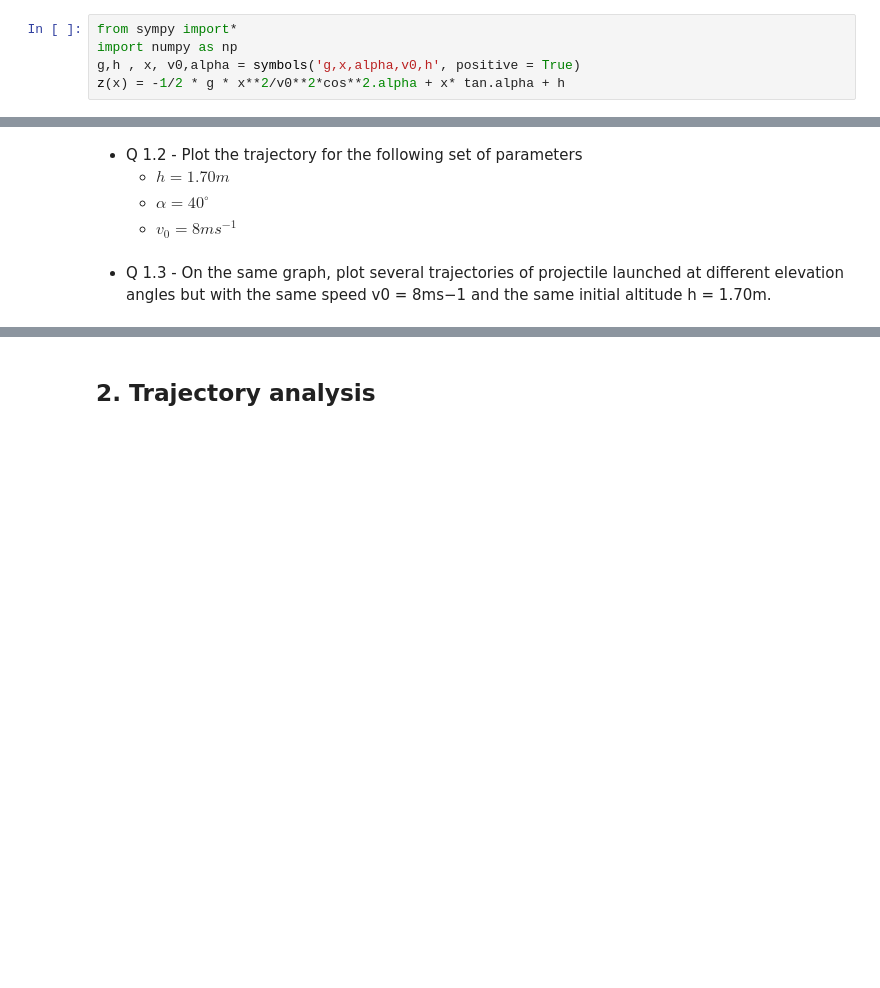
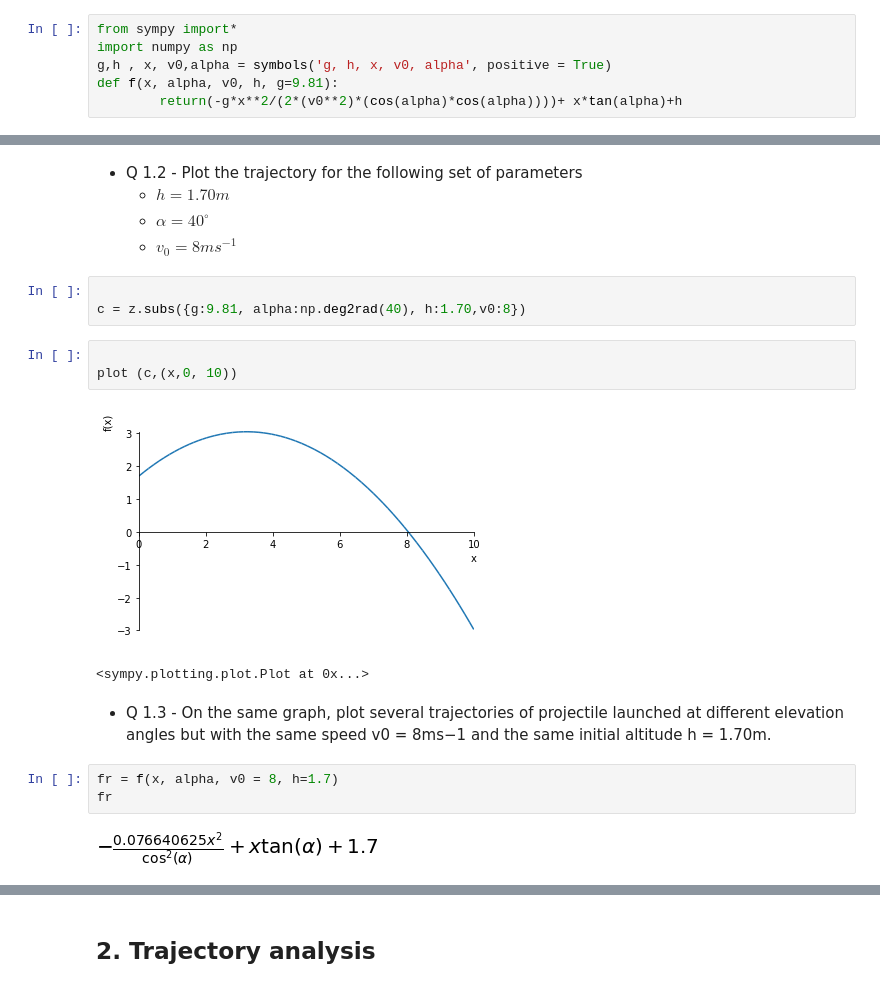
Before and after one commit to ebenezer11/CAD1-sympy, a Jupyter notebook: lab3.ipynb, the cells around one changed output, grey strips where cells are left out. Drawn from its saved outputs; the diff is of its cells as text; blank space fills up the shorter version.

```diff
--- a/lab3.ipynb
+++ b/lab3.ipynb
@@ -24,5 +24,6 @@ where $g$ is the acceleration of gravity (9.81 $ms^{−2}$ ), $v_{0}$ is the ini
 # %%
 from sympy import*
 import numpy as np
-g,h , x, v0,alpha = symbols('g,x,alpha,v0,h', positive = True)
-z(x) = -1/2 * g * x**2/v0**2*cos**2.alpha + x* tan.alpha + h
+g,h , x, v0,alpha = symbols('g, h, x, v0, alpha', positive = True)
+def f(x, alpha, v0, h, g=9.81):
+        return(-g*x**2/(2*(v0**2)*(cos(alpha)*cos(alpha))))+ x*tan(alpha)+h
@@ -34,5 +33,19 @@ SyntaxError: invalid syntax (<ipython-input-4-16684703ba0d>, line 4)
     * $h = 1.70m$
     * $\alpha = 40^{\circ}$
     * $ v_{0} = 8 ms^{−1}$
+# %%
+
+c = z.subs({g:9.81, alpha:np.deg2rad(40), h:1.70,v0:8})
+# %%
+
+plot (c,(x,0, 10))
+# %% [output]
+[figure, added]
+<sympy.plotting.plot.Plot at 0x...>
 # %% [markdown]
 * Q 1.3 - On the same graph, plot several trajectories of projectile launched at different elevation angles but with the same speed v0 = 8ms−1 and the same initial altitude h = 1.70m.
+# %%
+fr = f(x, alpha, v0 = 8, h=1.7)
+fr
+# %% [output]
+[figure, added]
```
Also changed, not shown: parts of 3 cells of this notebook, 1 other file.
